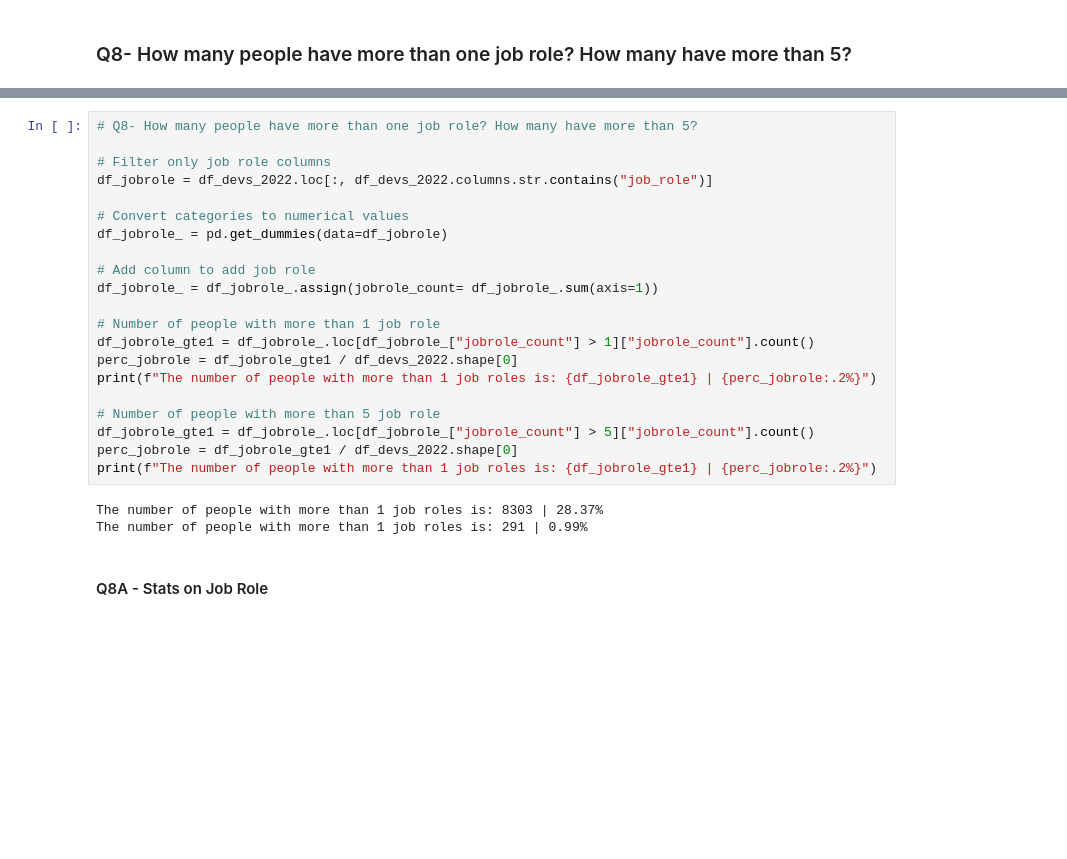
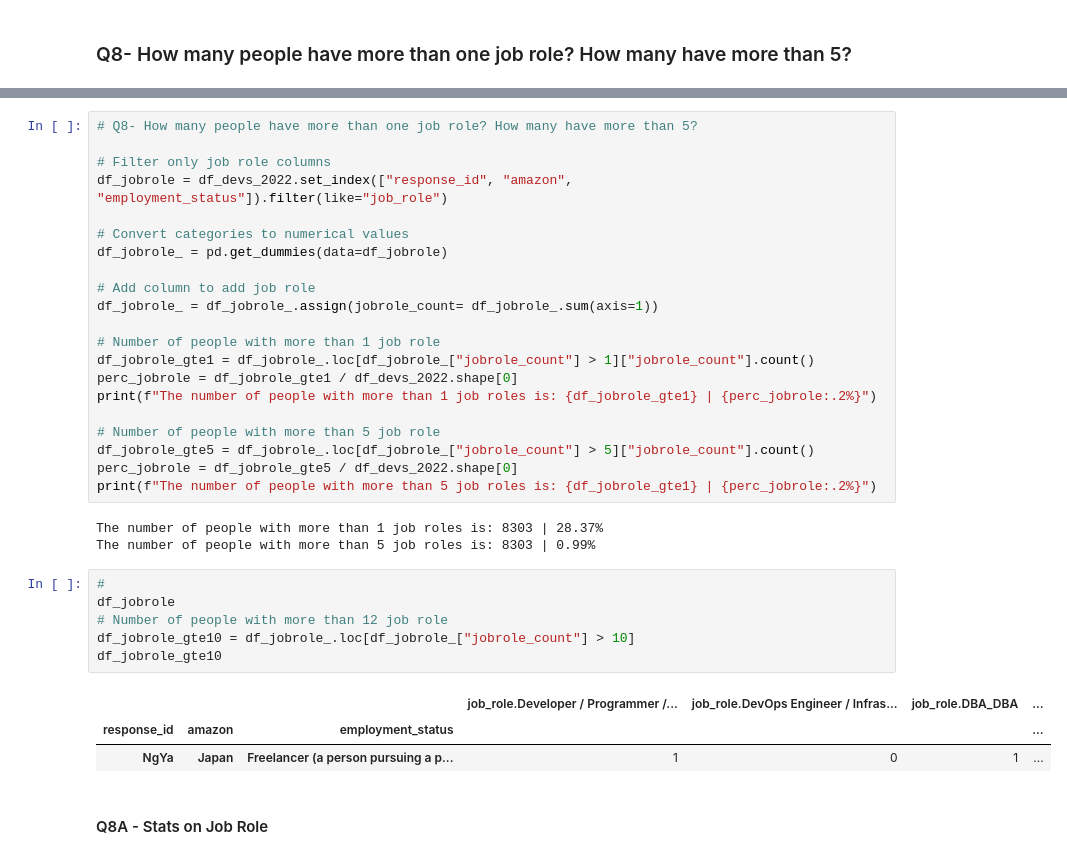
Before and after one commit to reneboygarcia/Bamboo-Weekly-by-Reuven-Lerner, a Jupyter notebook: BW_13-Python Developers.ipynb, the cells around one changed output, grey strips where cells are left out. Saved outputs shown, nothing was run; the diff lists cells and outputs as text; blank space fills up the shorter version.

```diff
--- a/BW_13-Python Developers.ipynb
+++ b/BW_13-Python Developers.ipynb
@@ -212,7 +211,7 @@ df_.head(n=2)
 # Q8- How many people have more than one job role? How many have more than 5?
 
 # Filter only job role columns
-df_jobrole = df_devs_2022.loc[:, df_devs_2022.columns.str.contains("job_role")]
+df_jobrole = df_devs_2022.set_index(["response_id", "amazon", "employment_status"]).filter(like="job_role")
 
 # Convert categories to numerical values
 df_jobrole_ = pd.get_dummies(data=df_jobrole)
@@ -226,12 +225,22 @@ perc_jobrole = df_jobrole_gte1 / df_devs_2022.shape[0]
 print(f"The number of people with more than 1 job roles is: {df_jobrole_gte1} | {perc_jobrole:.2%}")
 
 # Number of people with more than 5 job role
-df_jobrole_gte1 = df_jobrole_.loc[df_jobrole_["jobrole_count"] > 5]["jobrole_count"].count()
-perc_jobrole = df_jobrole_gte1 / df_devs_2022.shape[0]
-print(f"The number of people with more than 1 job roles is: {df_jobrole_gte1} | {perc_jobrole:.2%}")
+df_jobrole_gte5 = df_jobrole_.loc[df_jobrole_["jobrole_count"] > 5]["jobrole_count"].count()
+perc_jobrole = df_jobrole_gte5 / df_devs_2022.shape[0]
+print(f"The number of people with more than 5 job roles is: {df_jobrole_gte1} | {perc_jobrole:.2%}")
 # %% [output]
 The number of people with more than 1 job roles is: 8303 | 28.37%
-The number of people with more than 1 job roles is: 291 | 0.99%
+The number of people with more than 5 job roles is: 8303 | 0.99%
+# %%
+#
+df_jobrole
+# Number of people with more than 12 job role
+df_jobrole_gte10 = df_jobrole_.loc[df_jobrole_["jobrole_count"] > 10]
+df_jobrole_gte10
+# %% [output]
+|  |  |  | job_role.Developer / Programmer /... | job_role.DevOps Engineer / Infras... | job_role.DBA_DBA | ... |
+| response_id | amazon | employment_status |  |  |  | ... |
+| NgYa | Japan | Freelancer (a person pursuing a p... | 1 | 0 | 1 | ... |
 # %% [markdown]
 #### Q8A - Stats on Job Role
 # %%
```
Also changed, not shown: parts of 8 cells of this notebook.
